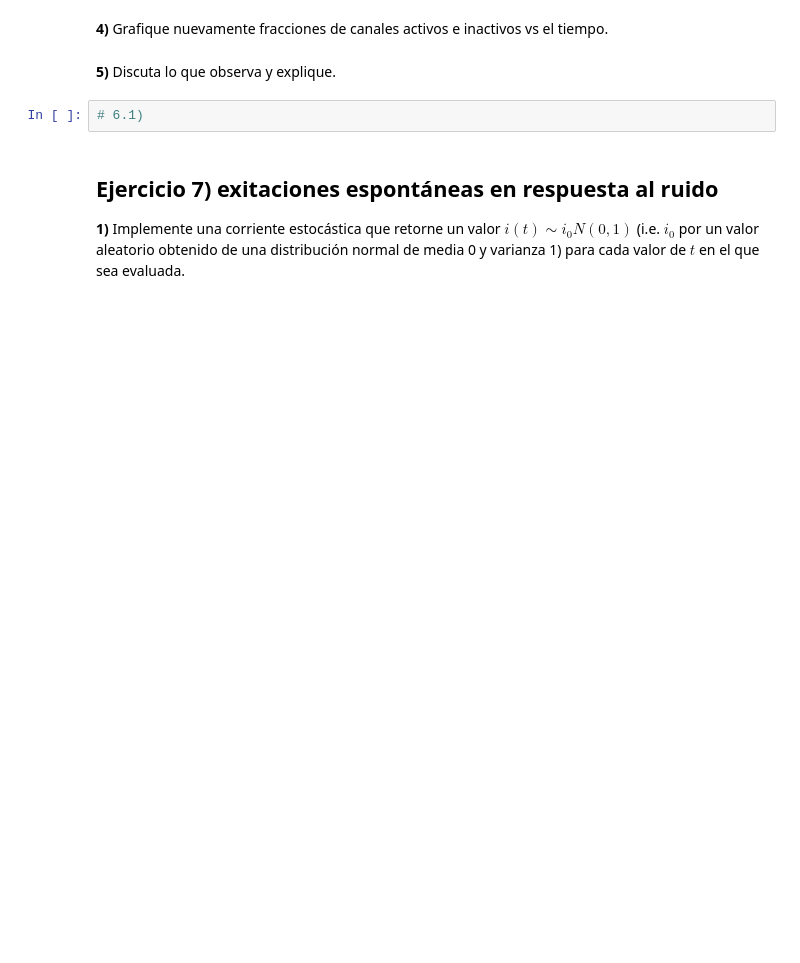
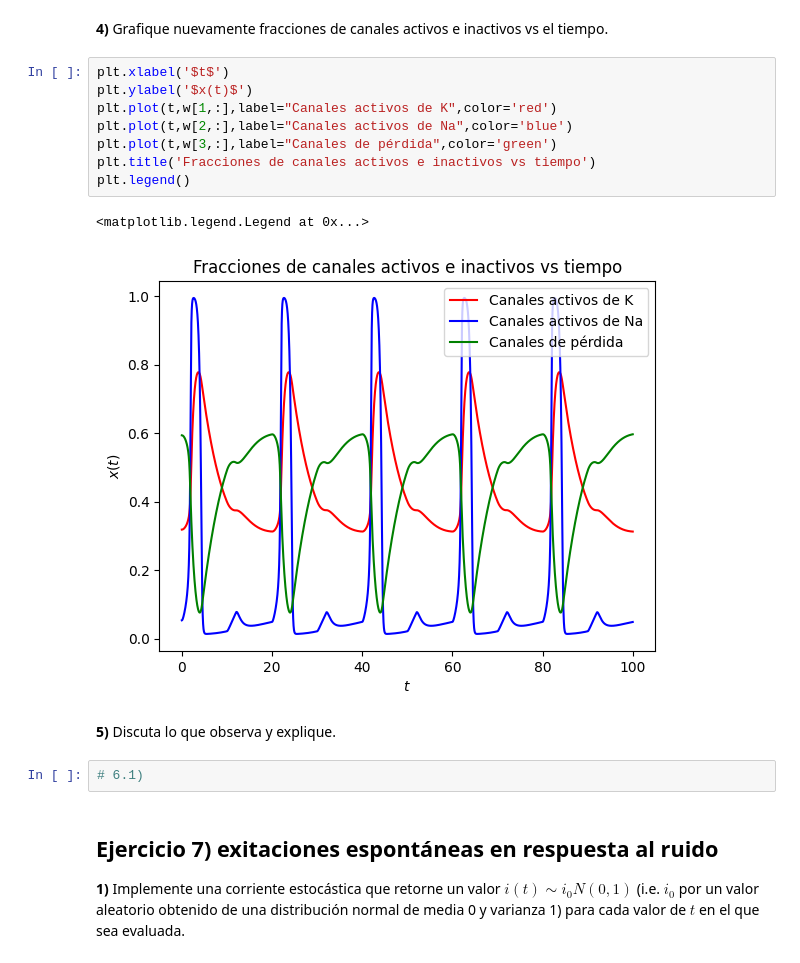
Before and after one commit to basbenja/RedesNeuronales-TrabajosPracticos, a Jupyter notebook: TP1/TrabajoPractico1.ipynb, the cells around one changed output. Saved outputs shown, nothing was run; the diff lists cells and outputs as text; blank space fills up the shorter version.

```diff
--- a/TP1/TrabajoPractico1.ipynb
+++ b/TP1/TrabajoPractico1.ipynb
@@ -580,5 +616,16 @@ $$
 # %% [markdown]
 **4)** Grafique nuevamente fracciones de canales activos e inactivos vs el tiempo.
+# %%
+plt.xlabel('$t$')
+plt.ylabel('$x(t)$')
+plt.plot(t,w[1,:],label="Canales activos de K",color='red')
+plt.plot(t,w[2,:],label="Canales activos de Na",color='blue')
+plt.plot(t,w[3,:],label="Canales de pérdida",color='green')
+plt.title('Fracciones de canales activos e inactivos vs tiempo')
+plt.legend()
+# %% [output]
+<matplotlib.legend.Legend at 0x...>
+[figure, added]
 # %% [markdown]
 **5)** Discuta lo que observa y explique.
 # %%
```
Also changed, not shown: parts of 9 cells of this notebook.
